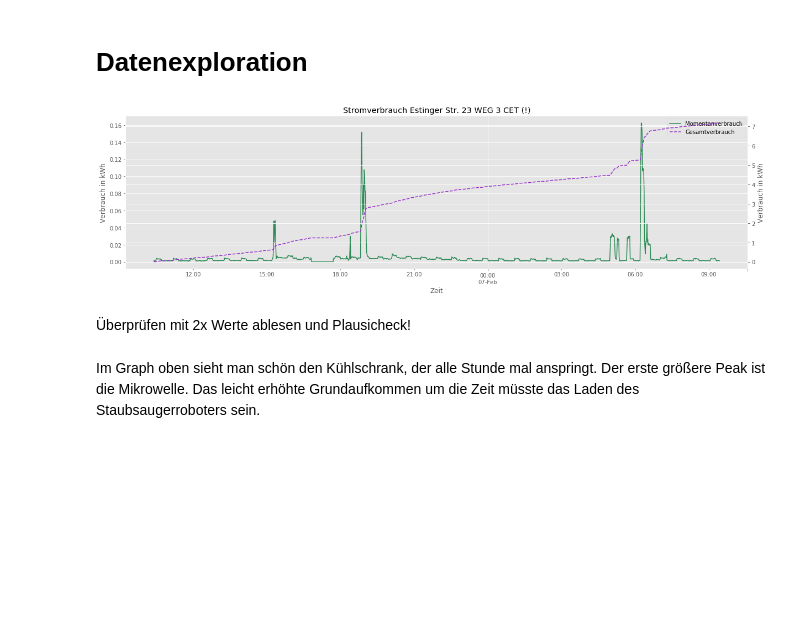
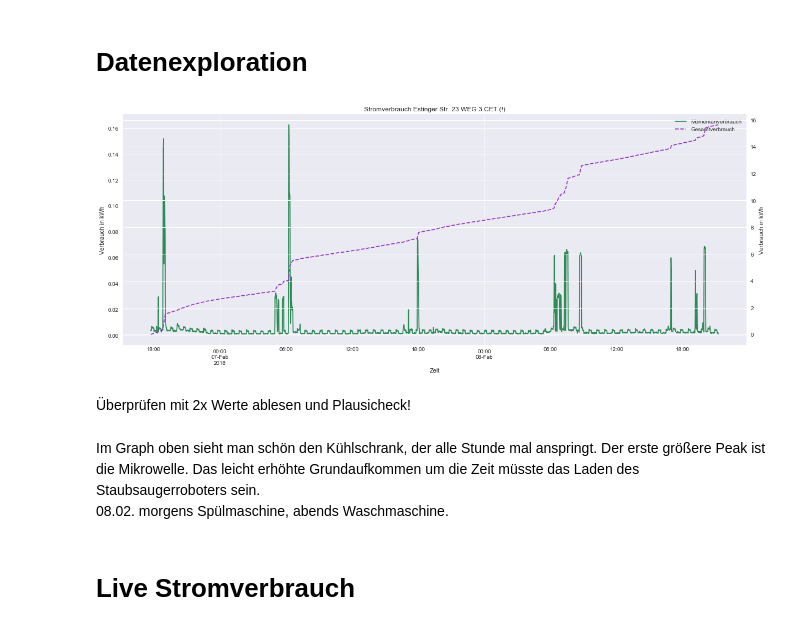
Before and after one commit to anderl80/s0-smartmeter, a Jupyter notebook: smartmeter.ipynb, the cells around one changed output. Cells and saved outputs as stored; diff of their text form; code cells hidden in the pictures; blank space fills up the shorter version.

```diff
--- a/smartmeter.ipynb
+++ b/smartmeter.ipynb
@@ -44,38 +44,41 @@ import matplotlib.pyplot as plt
 import glob
 # %%
 %matplotlib inline
-plt.style.use('ggplot')
+plt.style.use('seaborn')
 # %%
-path = r'C:\Users\Andreas.Hopfgartner\OneDrive - b.telligent GmbH & Co. KG\Projekte\test projects'
-filenames = glob.glob(path + "/*.txt")
+path = r'C:\Users\Andreas.Hopfgartner\OneDrive - b.telligent GmbH & Co. KG\Projekte\test projects/smartmeter'
+filenames = glob.glob(path + "/smartmeter.txt")
 # %%
 smartmeter_df = pd.concat([pd.read_csv(f, header=None, delim_whitespace=True).drop(columns=[1,2,3,4]) for f in filenames])
 smartmeter_df.columns = ["timestamp", "value"]
 smartmeter_df["timestamp"] = pd.to_datetime(smartmeter_df["timestamp"], origin='unix', unit="s")
 smartmeter_df.set_index("timestamp", inplace=True)
-smartmeter_df = smartmeter_df[(smartmeter_df["value"] == 1) | (smartmeter_df["value"] == '1')]
 smartmeter_df["value"] = pd.to_numeric(smartmeter_df["value"])
+smartmeter_df = smartmeter_df[(smartmeter_df["value"] == 1)]
 # %%
-fig, ax1 = plt.subplots(figsize=(17,5))
+fig, ax1 = plt.subplots(figsize=(17,7))
 smartmeter_df.resample("min").sum().divide(10000, axis="value").plot(y="value", ax=ax1, color="seagreen", label="Momentanverbrauch")
 
 ax2 = ax1.twinx()
 smartmeter_df.resample("min").sum().cumsum().divide(10000, axis="value").plot(y="value", style='--',ax=ax2, color="darkorchid", label="Gesamtverbrauch")
 
 lns = ax1.lines + ax2.lines
 labs = [l.get_label() for l in lns]
 ax1.legend(lns, labs, loc=0)
 ax2.legend([])
 
 ax1.set_ylabel("Verbrauch in kWh")
 ax2.set_ylabel("Verbrauch in kWh")
 ax1.set_xlabel("Zeit")
 ax1.set_title("Stromverbrauch Estinger Str. 23 WEG 3 CET (!)")
 
 fig.tight_layout()
 # %% [output]
-[figure, old version]
+[figure, new version]
 # %% [markdown]
 Überprüfen mit 2x Werte ablesen und Plausicheck!
 # %% [markdown]
 Im Graph oben sieht man schön den Kühlschrank, der alle Stunde mal anspringt. Der erste größere Peak ist die Mikrowelle. Das leicht erhöhte Grundaufkommen um die Zeit müsste das Laden des Staubsaugerroboters sein.
+08.02. morgens Spülmaschine, abends Waschmaschine.
+# %% [markdown]
+# Live Stromverbrauch
```
Also changed, not shown: parts of 3 cells of this notebook, 1 other file.
